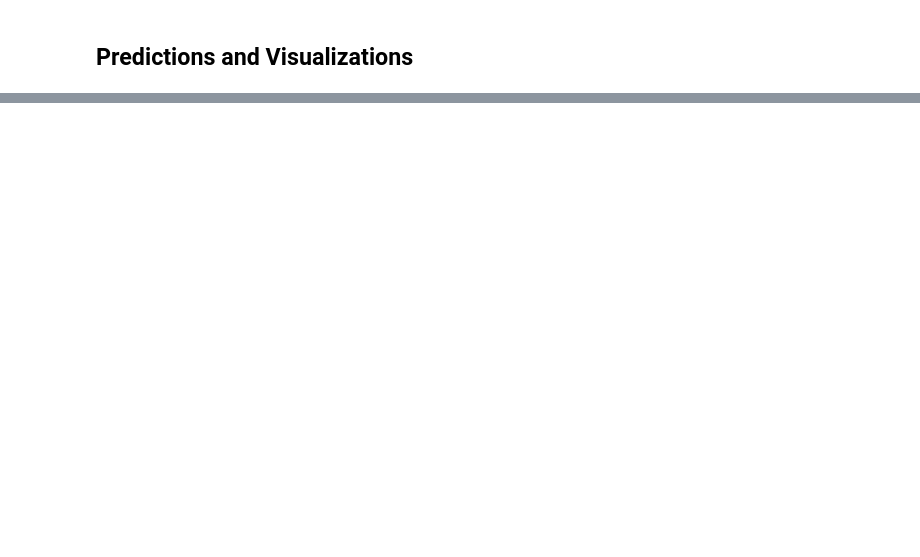
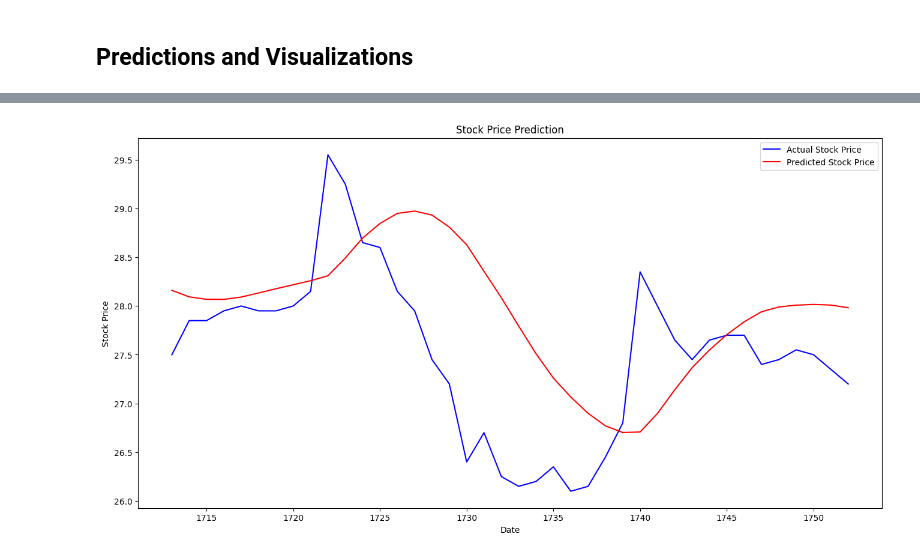
Before and after one commit to bettkipkemoi/msc_datascience, a Jupyter notebook: csa_821-machine_learning/lstm/lstm.ipynb, the cells around one changed output, grey strips where cells are left out. Saved outputs shown, nothing was run; the diff lists cells and outputs as text; code cells hidden in the pictures; blank space fills up the shorter version.

```diff
--- a/csa_821-machine_learning/lstm/lstm.ipynb
+++ b/csa_821-machine_learning/lstm/lstm.ipynb
@@ -22,7 +22,7 @@ import matplotlib.pyplot as plt
 from sklearn.preprocessing import MinMaxScaler
 # %%
 # load the dataset provided
-df = pd.read_csv('NSE_SCOM_Safaricom.csv')
+df = pd.read_csv('/content/NSE_SCOM_Safaricom.csv')
 print(df.head())
 # %% [output]
          Date  Open  High   Low  Close    Vol. Change %
@@ -112,10 +130,12 @@ predicted_prices = scaler.inverse_transform(predicted_prices) # rescale back to
 # %%
 # visualize the results
 plt.figure(figsize=(16,8))
-plt.plot(data.index[sequence_length:], test_data['Close'][sequence_length:], color='blue', label='Actual Stock Price')
-plt.plot(data.index[sequence_length:], predicted_prices, color='red', label='Predicted Stock Price')
+plt.plot(test_data.index[sequence_length:], test_data['Close'][sequence_length:], color='blue', label='Actual Stock Price')
+plt.plot(test_data.index[sequence_length:], predicted_prices, color='red', label='Predicted Stock Price')
 plt.title('Stock Price Prediction')
 plt.xlabel('Date')
 plt.ylabel('Stock Price')
 plt.legend()
 plt.show()
+# %% [output]
+[figure, added]
```
Also changed, not shown: parts of 5 cells of this notebook.
